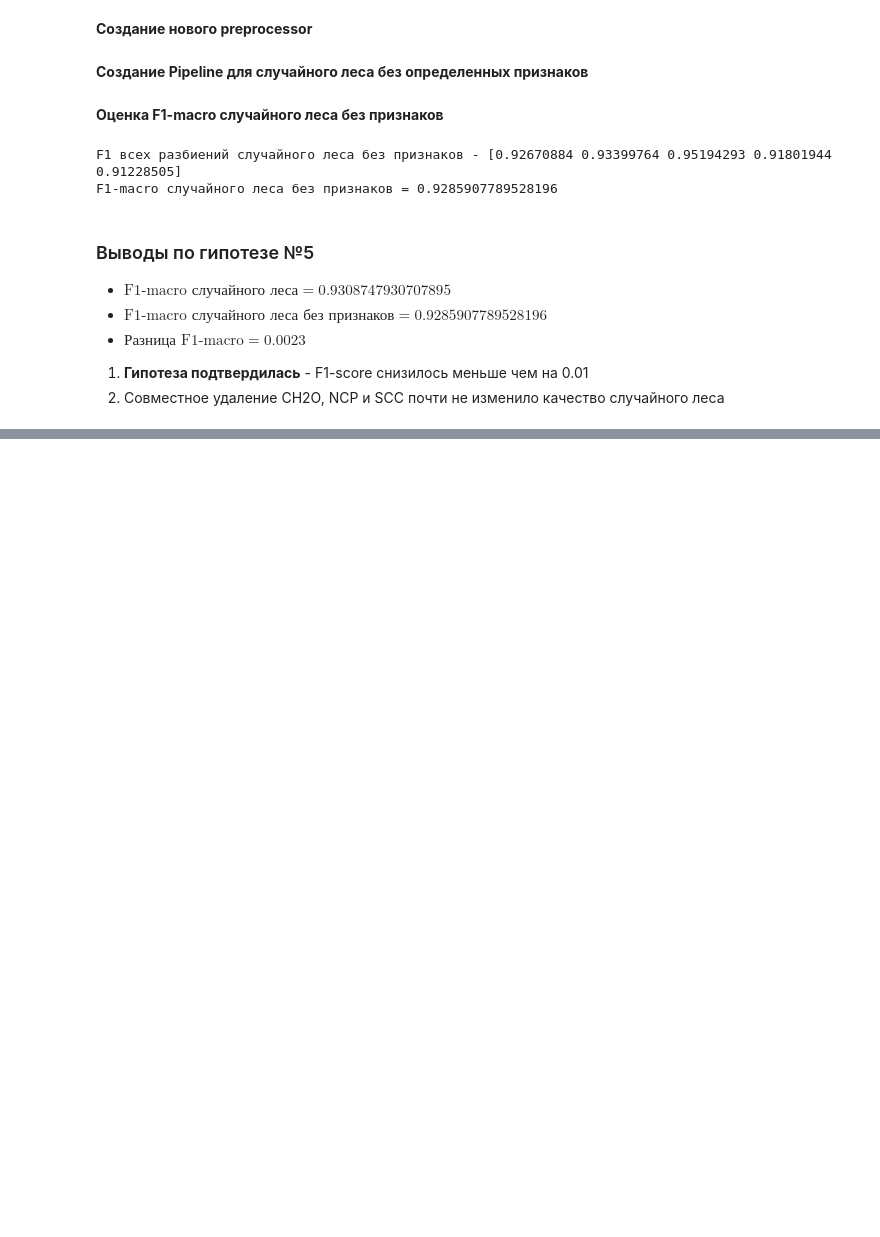
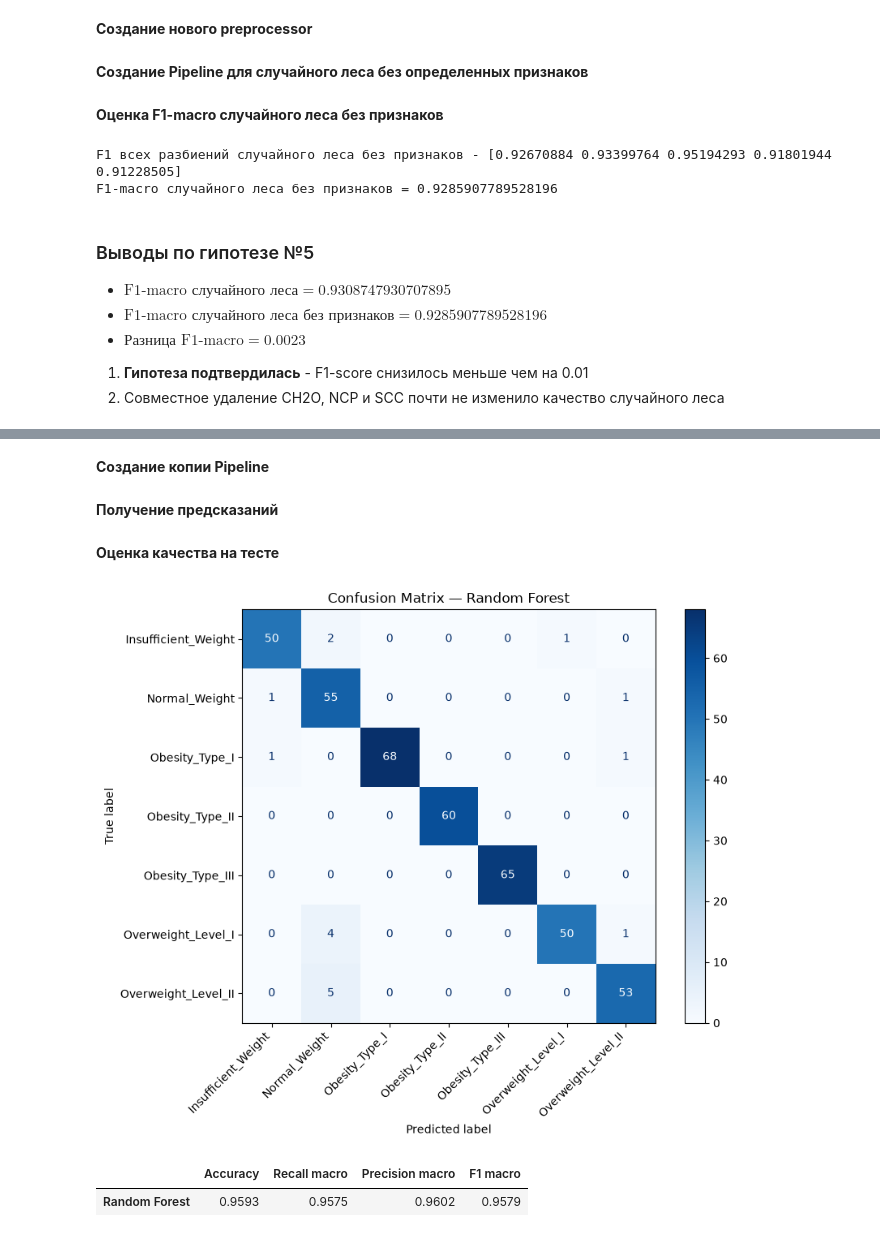
Before and after one commit to Apolonig/obesity-levels-analysis, a Jupyter notebook: research.ipynb, the cells around one changed output, grey strips where cells are left out. Cells and saved outputs as stored; diff of their text form; code cells hidden in the pictures; blank space fills up the shorter version.

Commit message:
Complete model comparison and held-out test evaluation

```diff
--- a/research.ipynb
+++ b/research.ipynb
@@ -719,0 +737,55 @@ F1-macro случайного леса без признаков = 0.92859077895
+# %% [markdown]
+**Создание копии Pipeline**
+# %%
+from sklearn.base import clone
+
+final_model = clone(random_tree_pipeline).fit(X_train, Y_train)
+# %% [markdown]
+**Получение предсказаний**
+# %%
+y_test_predict = final_model.predict(X_test)
+# %% [markdown]
+**Оценка качества на тесте**
+# %%
+from sklearn.metrics import (
+    ConfusionMatrixDisplay,
+    accuracy_score,
+    f1_score,
+    precision_score,
+    recall_score,
+)
+
+class_names = label_encoder.classes_
+
+f1_macro = f1_score(Y_test, y_test_predict, average="macro")
+accuracy = accuracy_score(Y_test, y_test_predict)
+recall = recall_score(Y_test, y_test_predict, average="macro")
+precision = precision_score(Y_test, y_test_predict, average="macro")
+
+fig, ax = plt.subplots(figsize=(9, 7))
+ConfusionMatrixDisplay.from_predictions(
+    Y_test,
+    y_test_predict,
+    labels=np.arange(len(class_names)),
+    display_labels=class_names,
+    ax=ax,
+    cmap="Blues",
+    xticks_rotation=45,
+)
+ax.set_title('Confusion Matrix — Random Forest')
+plt.setp(ax.get_xticklabels(), ha='right')
+plt.tight_layout()
+plt.show()
+
+metrics_df = pd.DataFrame({
+    "Accuracy": accuracy,
+    "Recall macro": recall,
+    "Precision macro": precision,
+    "F1 macro": f1_macro
+}, index=["Random Forest"])
+
+metrics_df.round(4)
+# %% [output]
+[figure, added]
+|  | Accuracy | Recall macro | Precision macro | F1 macro |
+| Random Forest | 0.9593 | 0.9575 | 0.9602 | 0.9579 |
```
Also changed, not shown: parts of 3 cells of this notebook, 3 other files.
